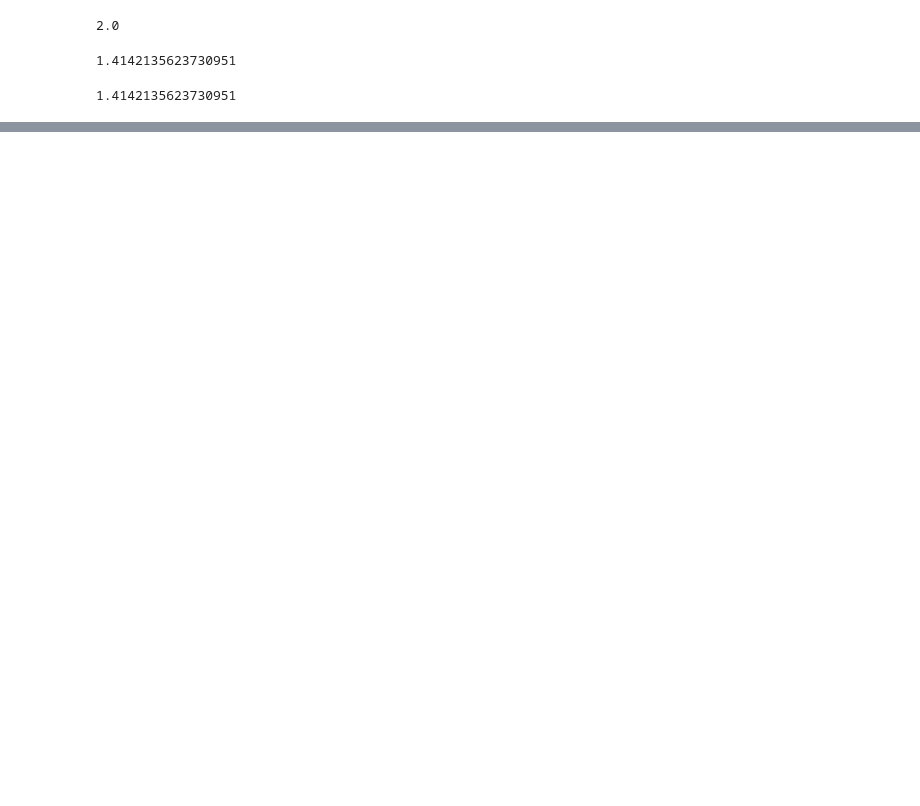
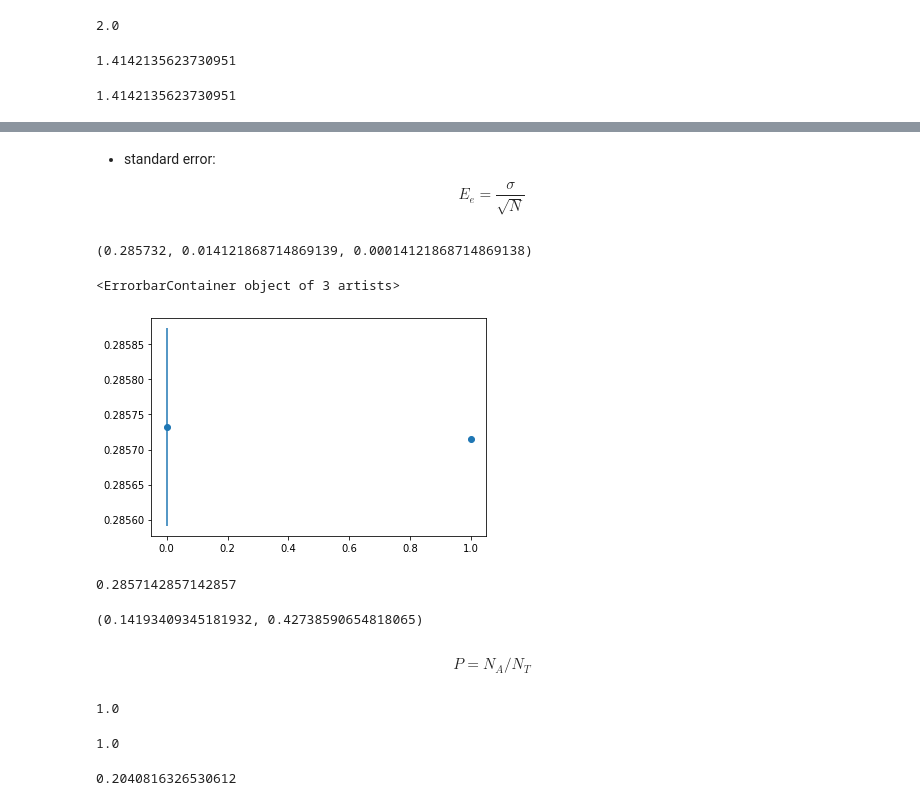
Before and after one commit to valdirsalustino/mentorship, a Jupyter notebook: statistics/rw_statistics_01.ipynb, the cells around one changed output, grey strips where cells are left out. Drawn from its saved outputs; the diff is of its cells as text; code cells hidden in the pictures; blank space fills up the shorter version.

```diff
--- a/statistics/rw_statistics_01.ipynb
+++ b/statistics/rw_statistics_01.ipynb
@@ -288,0 +402,10 @@ np.corrcoef?
+# %% [markdown]
+* standard error:
+
+$$
+E_{e} = \frac{\sigma}{\sqrt{N}}
+$$
+# %%
+np.mean(probabilities), np.std(probabilities), np.std(probabilities)/np.sqrt(len(probabilities))
+# %% [output]
+(0.285732, 0.014121868714869139, 0.00014121868714869138)
@@ -288,0 +414,35 @@ np.corrcoef?
+# %%
+# import matplotlib.lines as mlines
+
+
+plt.errorbar([0,1], [0.285732, 2/7], yerr=[0.000141, 0], xerr=None, marker='o', linestyle='')
+# plt.plot(-0.04, 2/7, 0.04, 2/7, color='k')
+
+# mlines.Line2D([-0.04,0.04], [2/7,2/7])
+# %% [output]
+<ErrorbarContainer object of 3 artists>
+[figure, added]
+# %%
+2/7
+# %% [output]
+0.2857142857142857
+# %%
+np.mean(probabilities) - np.std(probabilities), np.mean(probabilities) + np.std(probabilities)
+# %% [output]
+(0.14193409345181932, 0.42738590654818065)
+# %% [markdown]
+$$
+P = N_A/ N_T
+$$
+# %%
+2/7 + 5/7
+# %% [output]
+1.0
+# %%
+0.2857142857142857 + 0.7142857142857143
+# %% [output]
+1.0
+# %%
+2/7*5/7
+# %% [output]
+0.2040816326530612
```
Also changed, not shown: parts of 69 cells of this notebook, 1 other file.
